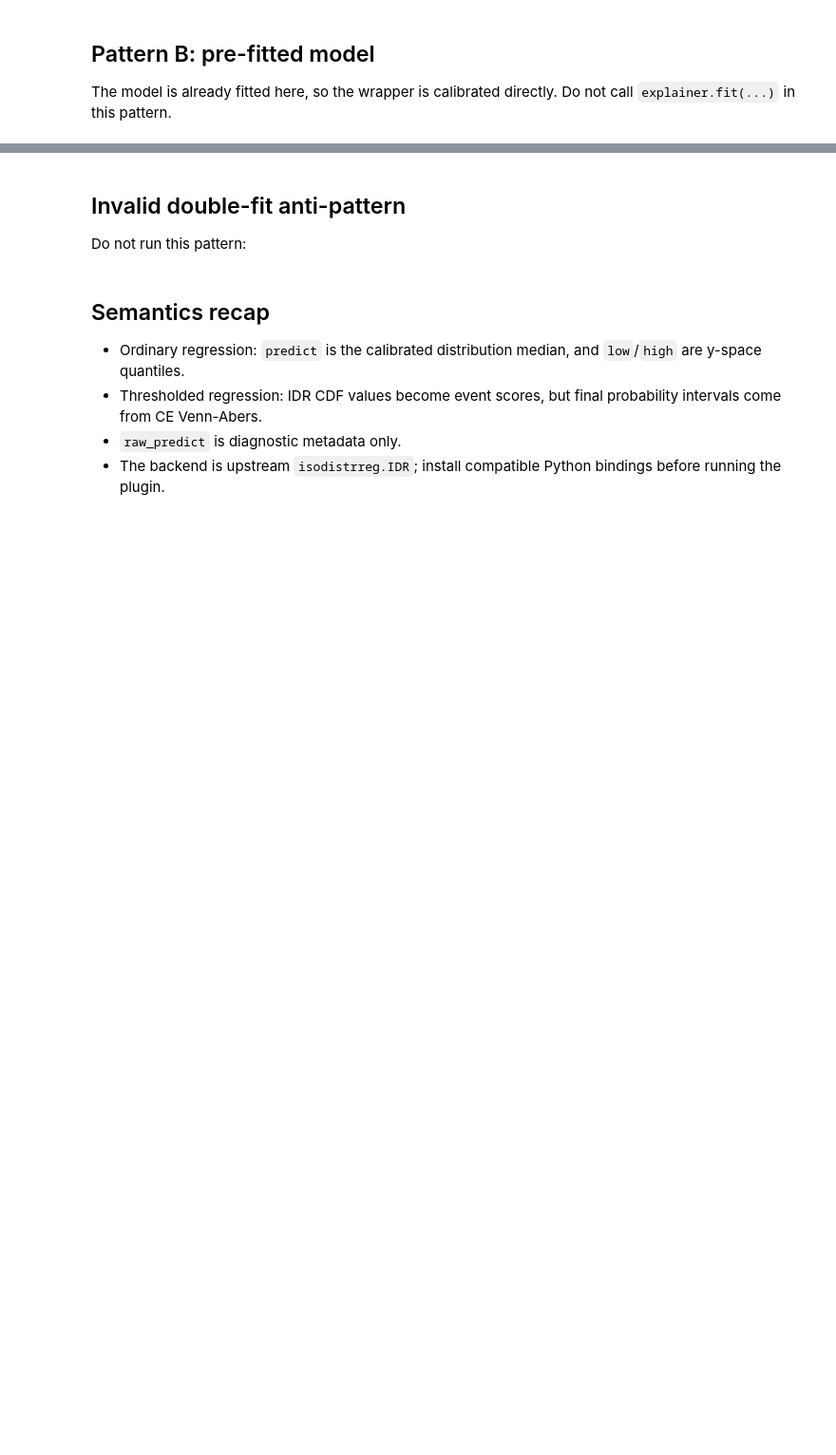
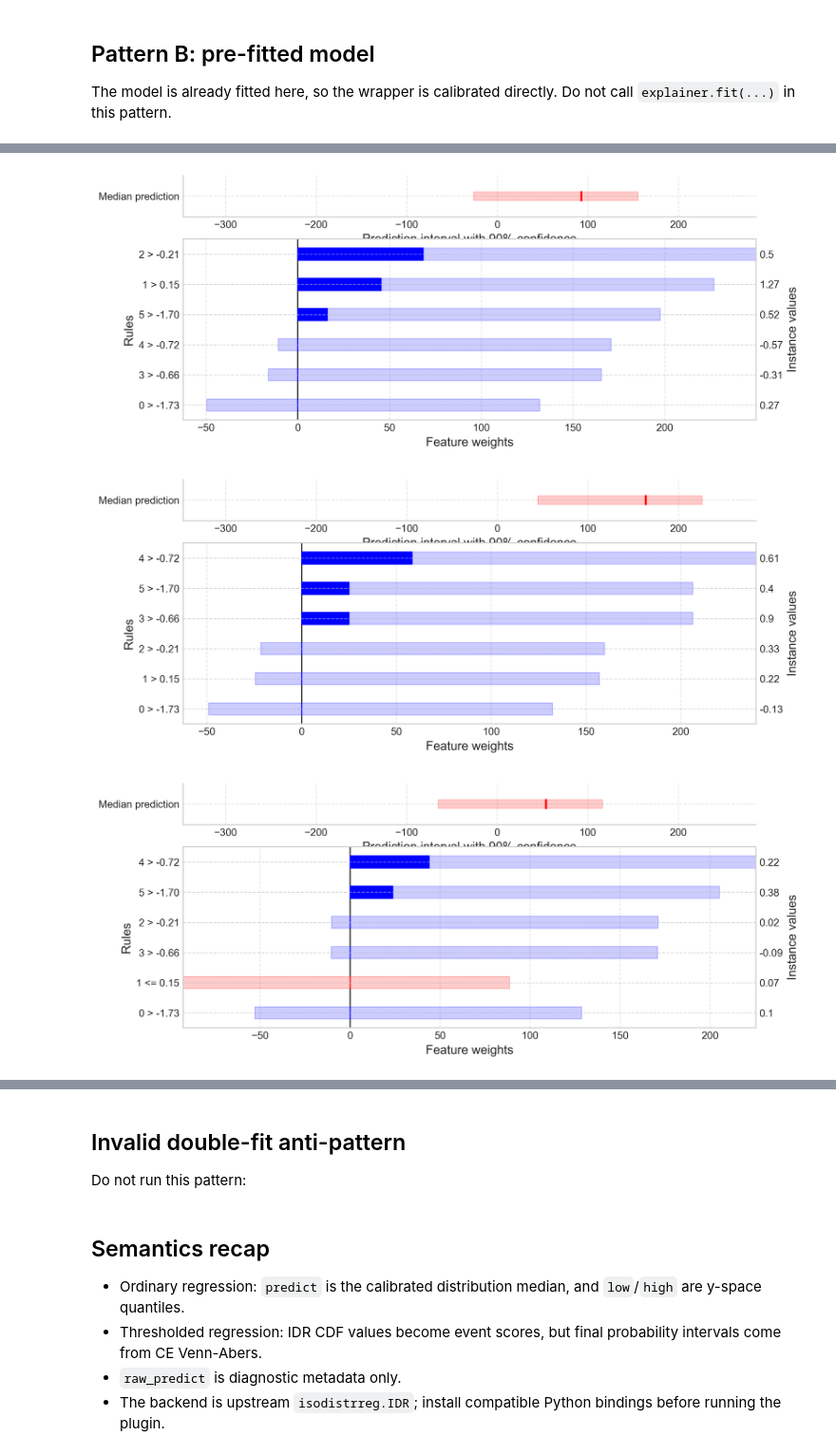
Before and after one commit to kristinebergs/calibrated-explanations-plugins, a Jupyter notebook: packages/calibration/calibrated-explanations-calibration-idr/examples/idr_regression_calibrator.ipynb, the cells around one changed output, grey strips where cells are left out. Shown at 95% size. Saved outputs shown, nothing was run; the diff lists cells and outputs as text; code cells hidden in the pictures; blank space fills up the shorter version.

```diff
--- a/packages/calibration/calibrated-explanations-calibration-idr/examples/idr_regression_calibrator.ipynb
+++ b/packages/calibration/calibrated-explanations-calibration-idr/examples/idr_regression_calibrator.ipynb
@@ -78,11 +95,15 @@ prefit_explanations.plot()
 # %%
 no_plugin_explainer = WrapCalibratedExplainer(prefit_model)
 no_plugin_explainer.calibrate(
     X_cal,
     y_cal,
 )
 no_plugin_explanations = no_plugin_explainer.explain_factual(
     X_test[:5],
     low_high_percentiles=(5, 95),
 )
-no_plugin_explanations.plot()
+no_plugin_explanations.plot(uncertainty=True)
+# %% [output]
+[figure, added]
+[figure, added]
+[figure, added]
```
Also changed, not shown: parts of 4 cells of this notebook, 15 other files.
